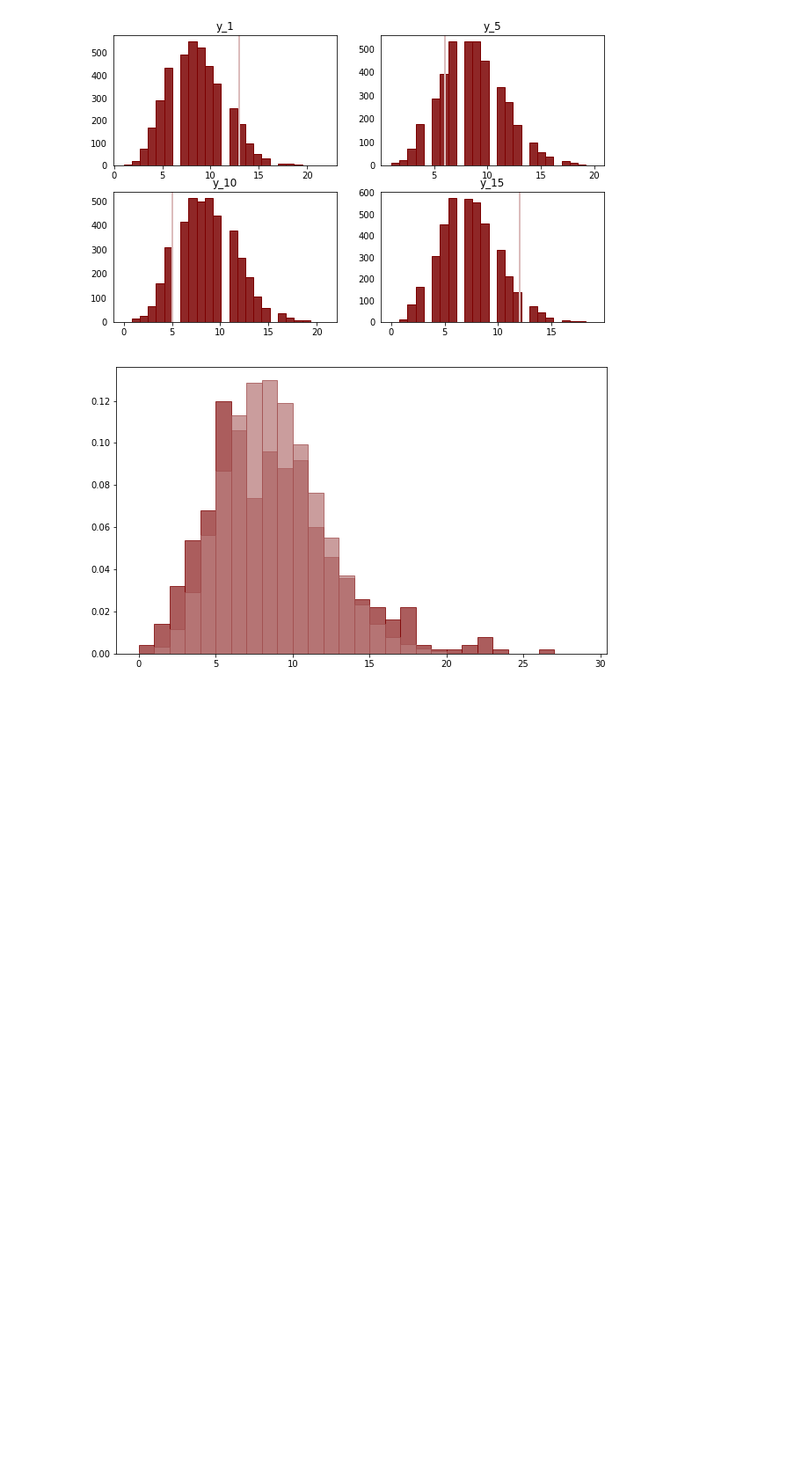
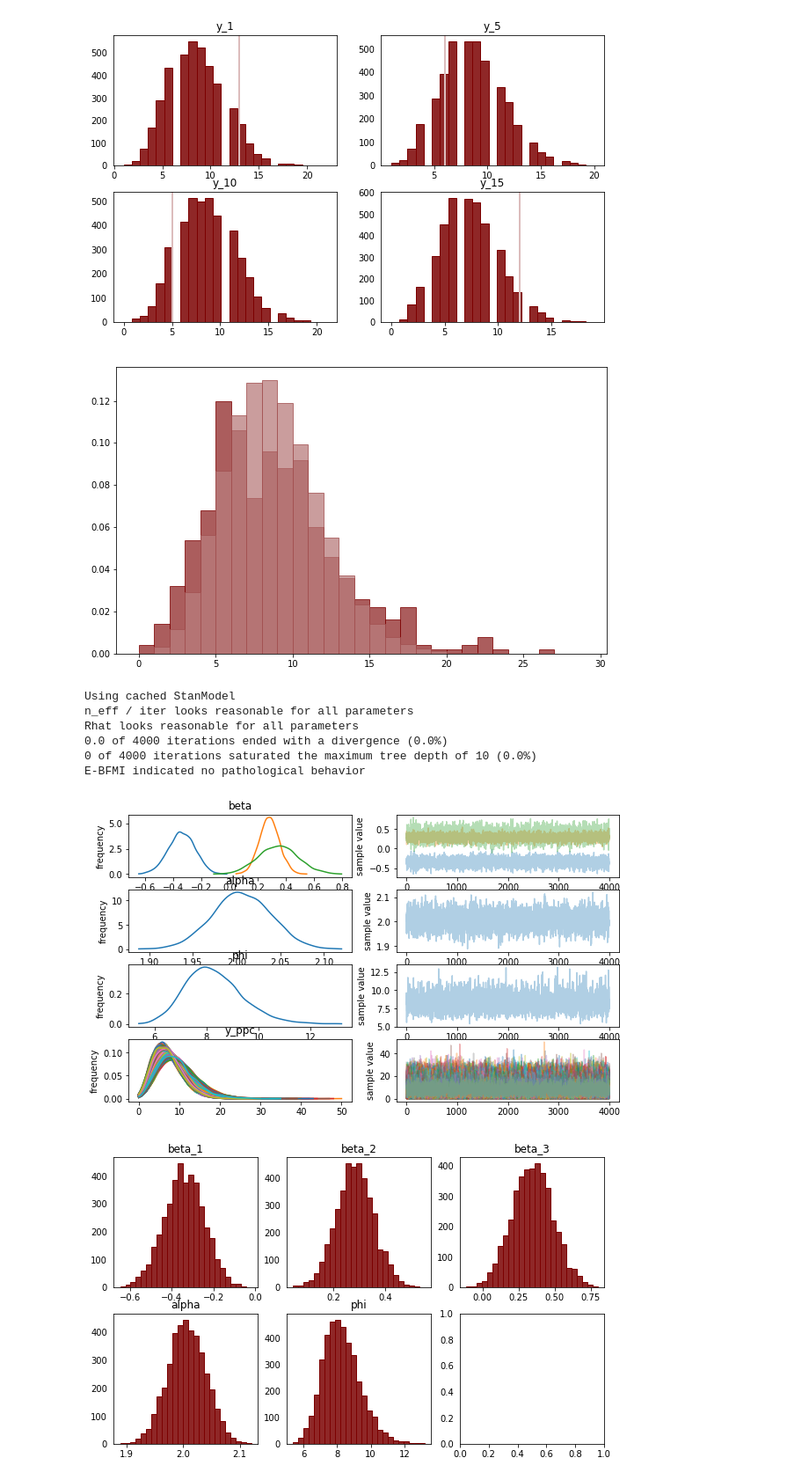
Before and after one commit to kaz-yos/computefest2018, a Jupyter notebook: stan/material/3_discrete_regression/discrete_regression.ipynb, the cells around one changed output. Shown at 88% size. Drawn from its saved outputs; the diff is of its cells as text; code cells hidden in the pictures; blank space fills up the shorter version.

```diff
--- a/stan/material/3_discrete_regression/discrete_regression.ipynb
+++ b/stan/material/3_discrete_regression/discrete_regression.ipynb
@@ -125,3 +125,81 @@ plot.show()
 # Data is overdispersed?
 # %% [output]
 [figure]
+# %%
+############################################################
+# Fit initial Stan program
+############################################################
+
+model = stan_utility.compile_model('discrete_regression2.stan')
+fit = model.sampling(data=data, seed=4938483)
+
+# Or all at once
+stan_utility.check_all_diagnostics(fit)
+
+# Default visual summaries
+fit.plot()
+plot.show()
+params = fit.extract()
+
+# Plot marginal posteriors
+f, axarr = plot.subplots(2, 3)
+for a in axarr[0,:]:
+    a.xaxis.set_ticks_position('bottom')
+    a.yaxis.set_ticks_position('none')
+for a in axarr[1,:]:
+    a.xaxis.set_ticks_position('bottom')
+    a.yaxis.set_ticks_position('none')
+
+axarr[0, 0].set_title("beta_1")
+axarr[0, 0].hist(params['beta'][:,0], bins = 25, color = dark, ec = dark_highlight)
+
+axarr[0, 1].set_title("beta_2")
+axarr[0, 1].hist(params['beta'][:,1], bins = 25, color = dark, ec = dark_highlight)
+
+axarr[0, 2].set_title("beta_3")
+axarr[0, 2].hist(params['beta'][:,2], bins = 25, color = dark, ec = dark_highlight)
+
+axarr[1, 0].set_title("alpha")
+axarr[1, 0].hist(params['alpha'], bins = 25, color = dark, ec = dark_highlight)
+
+axarr[1, 1].set_title("phi")
+axarr[1, 1].hist(params['phi'], bins = 25, color = dark, ec = dark_highlight)
+
+plot.show()
+
+# Perform a posterior predictive check by plotting
+# posterior predictive distributions against data
+f, axarr = plot.subplots(2, 2)
+for a in axarr[0,:]:
+    a.xaxis.set_ticks_position('bottom')
+    a.yaxis.set_ticks_position('none')
+for a in axarr[1,:]:
+    a.xaxis.set_ticks_position('bottom')
+    a.yaxis.set_ticks_position('none')
+
+axarr[0, 0].set_title("y_1")
+axarr[0, 0].hist(params['y_ppc'][:,0], bins = 25, color = dark, ec = dark_highlight)
+axarr[0, 0].axvline(x=data['y'][0], linewidth=2, color=light)
+
+axarr[0, 1].set_title("y_5")
+axarr[0, 1].hist(params['y_ppc'][:,4], bins = 25, color = dark, ec = dark_highlight)
+axarr[0, 1].axvline(x=data['y'][4], linewidth=2, color=light)
+
+axarr[1, 0].set_title("y_10")
+axarr[1, 0].hist(params['y_ppc'][:,9], bins = 25, color = dark, ec = dark_highlight)
+axarr[1, 0].axvline(x=data['y'][9], linewidth=2, color=light)
+
+axarr[1, 1].set_title("y_15")
+axarr[1, 1].hist(params['y_ppc'][:,14], bins = 25, color = dark, ec = dark_highlight)
+axarr[1, 1].axvline(x=data['y'][14], linewidth=2, color=light)
+
+plot.show()
+# %% [output]
+Using cached StanModel
+n_eff / iter looks reasonable for all parameters
+Rhat looks reasonable for all parameters
+0.0 of 4000 iterations ended with a divergence (0.0%)
+0 of 4000 iterations saturated the maximum tree depth of 10 (0.0%)
+E-BFMI indicated no pathological behavior
+[figure, added]
+[figure, added]
```
Also changed, not shown: parts of 2 cells of this notebook.
